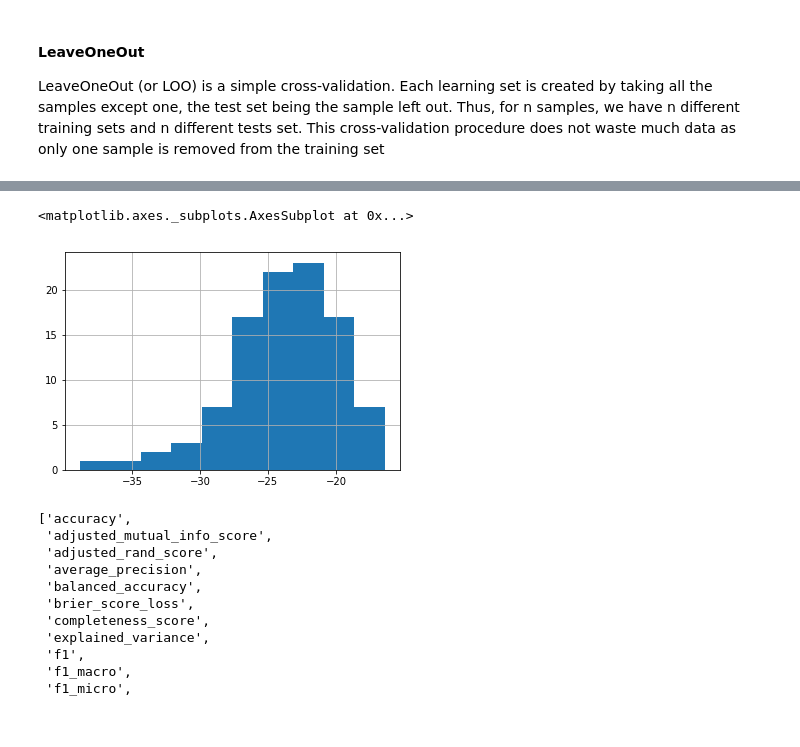
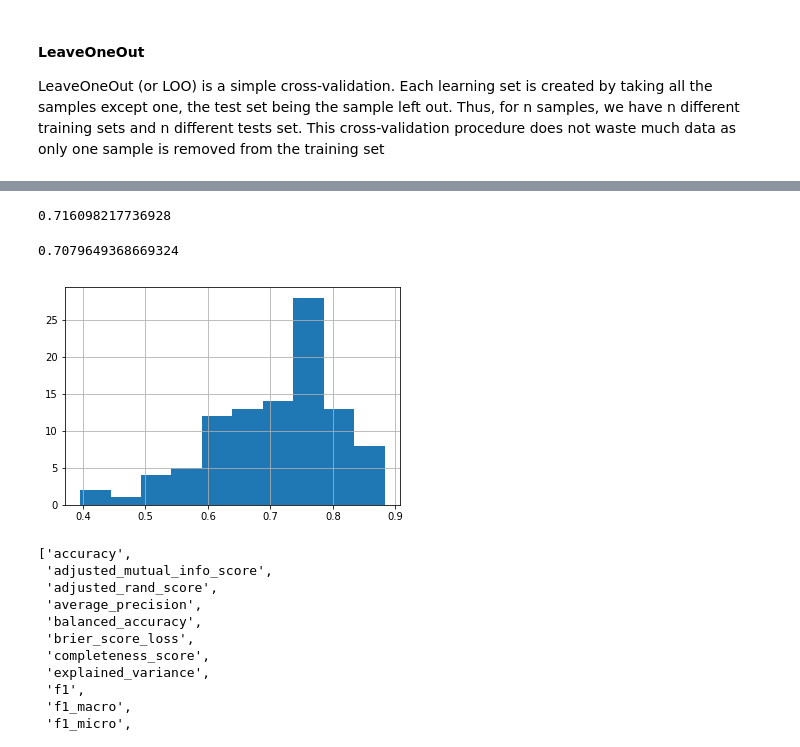
Before and after one commit to biof509/spring2019, a Jupyter notebook: week5/Week5.ipynb, the cells around one changed output, grey strips where cells are left out. Saved outputs shown, nothing was run; the diff lists cells and outputs as text; code cells hidden in the pictures.

```diff
--- a/week5/Week5.ipynb
+++ b/week5/Week5.ipynb
@@ -294,20 +298,25 @@ TimeSeriesSplit is a variation of k-fold which returns first
 k folds as train set and the (k+1)th fold as test set. Note that unlike standard cross-validation methods, successive training sets are supersets of those that come before them. Also, it adds all surplus data to the first training partition, which is always used to train the model.
 
 ![](https://scikit-learn.org/stable/_images/sphx_glr_plot_cv_indices_0101.png)
+# %%
+KNeighborsRegressor().fit(X, y).score(X, y)
+# %% [output]
+0.716098217736928
 # %%
 from sklearn.model_selection import ShuffleSplit
 from sklearn.model_selection import cross_val_score
 
 reg = LinearRegression()
-cv = ShuffleSplit(n_splits=100, test_size=0.3, random_state=0)
+cv = ShuffleSplit(n_splits=100, test_size=0.1, random_state=0)
 
 # here we try to maximize the score, that is why neg_mean_squared_error
 # essentially, score = - cost_function
-s = cross_val_score(reg, X, y, cv=cv, scoring='neg_mean_squared_error')
+s = cross_val_score(reg, X, y, cv=cv)
 pd.Series(s).hist()
+s.mean() # R^2
 # %% [output]
-<matplotlib.axes._subplots.AxesSubplot at 0x...>
+0.7079649368669324
-[figure, old version]
+[figure, new version]
 # %%
 import sklearn.metrics
 sorted(sklearn.metrics.SCORERS.keys())
```
Also changed, not shown: parts of 27 cells of this notebook, 5 other files.
